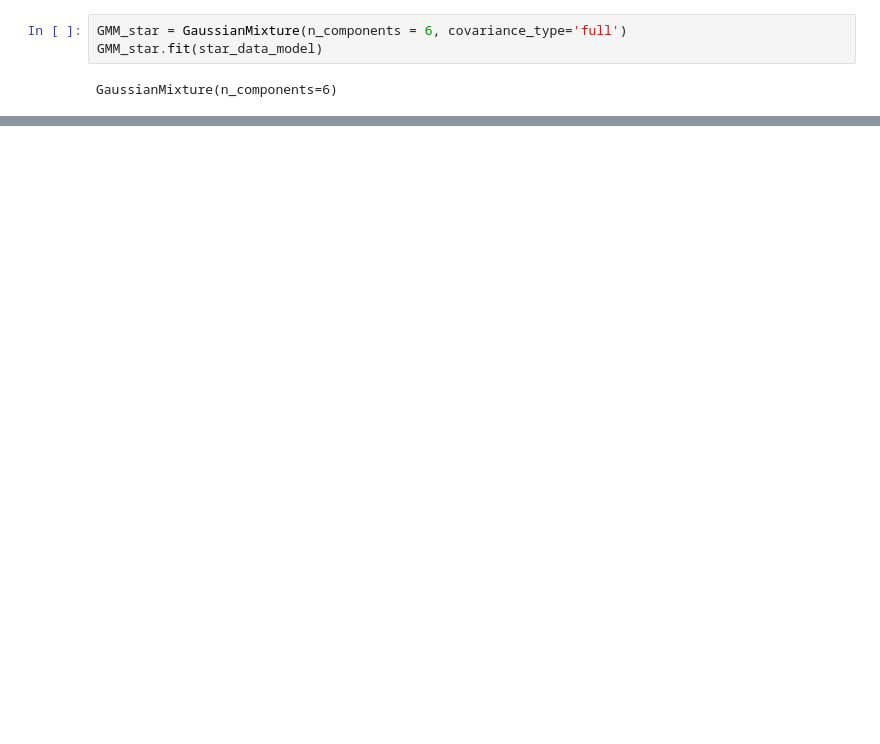
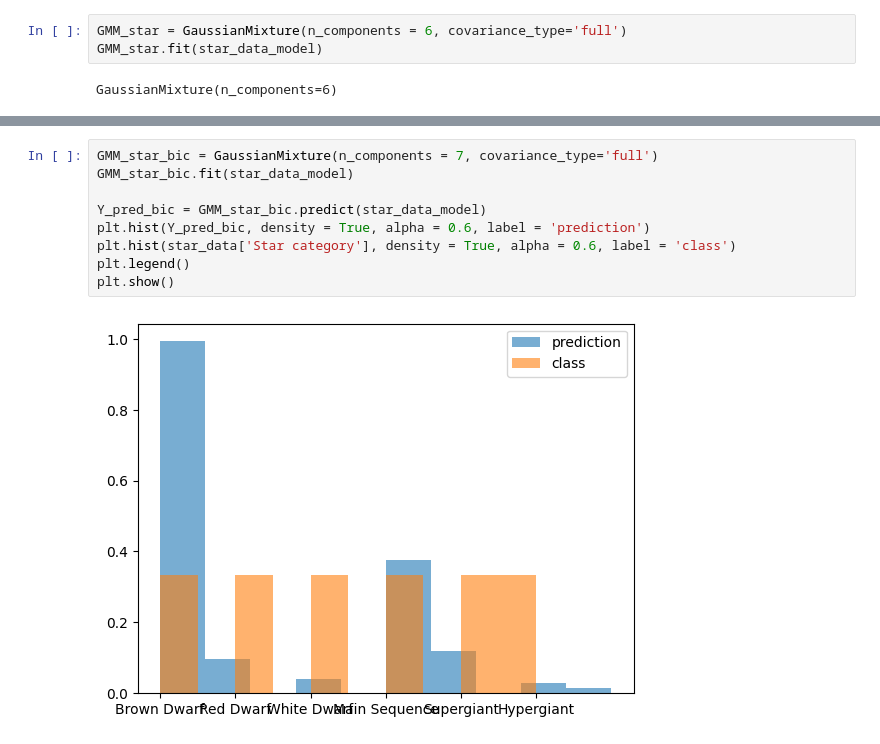
Before and after one commit to BenjaminPINEAU/star-class-prediction, a Jupyter notebook: main.ipynb, the cells around one changed output, grey strips where cells are left out. Cells and saved outputs as stored; diff of their text form; blank space fills up the shorter version.

```diff
--- a/main.ipynb
+++ b/main.ipynb
@@ -61,0 +91,11 @@ GaussianMixture(n_components=6)
+# %%
+GMM_star_bic = GaussianMixture(n_components = 7, covariance_type='full')
+GMM_star_bic.fit(star_data_model)
+
+Y_pred_bic = GMM_star_bic.predict(star_data_model)
+plt.hist(Y_pred_bic, density = True, alpha = 0.6, label = 'prediction')
+plt.hist(star_data['Star category'], density = True, alpha = 0.6, label = 'class')
+plt.legend()
+plt.show()
+# %% [output]
+[figure, added]
```
Also changed, not shown: parts of 3 cells of this notebook.
